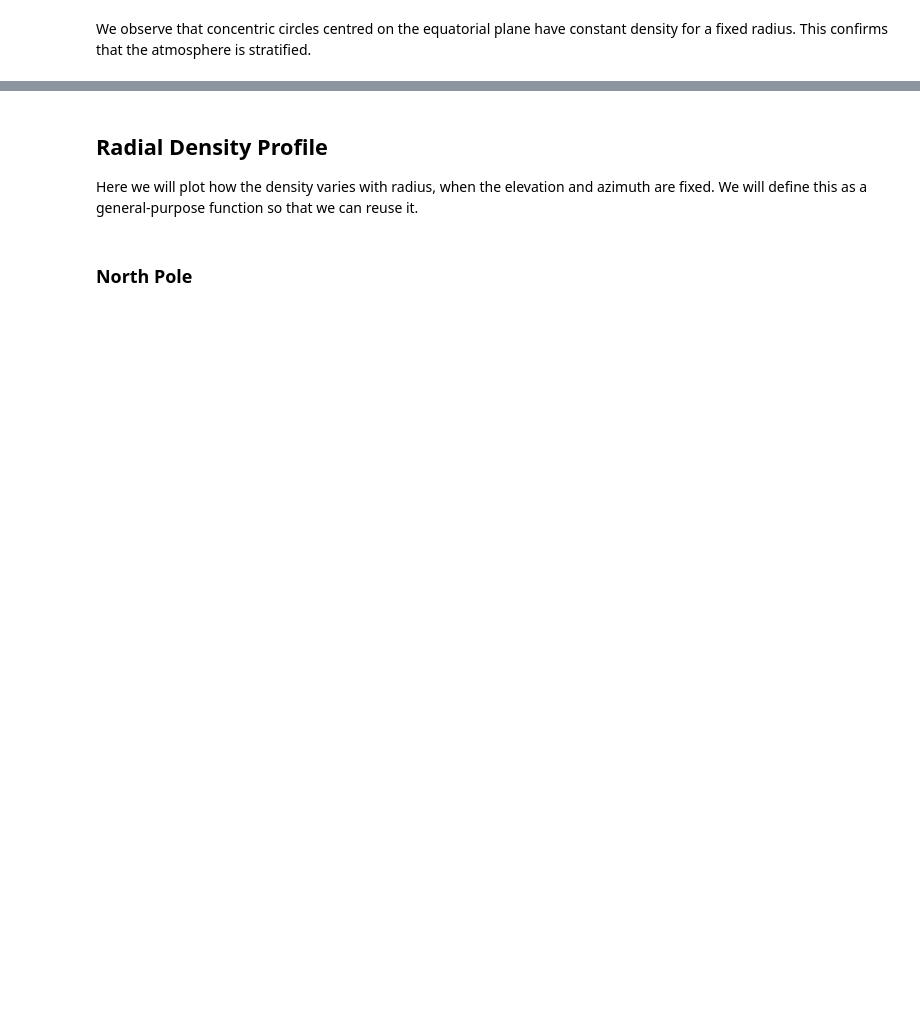
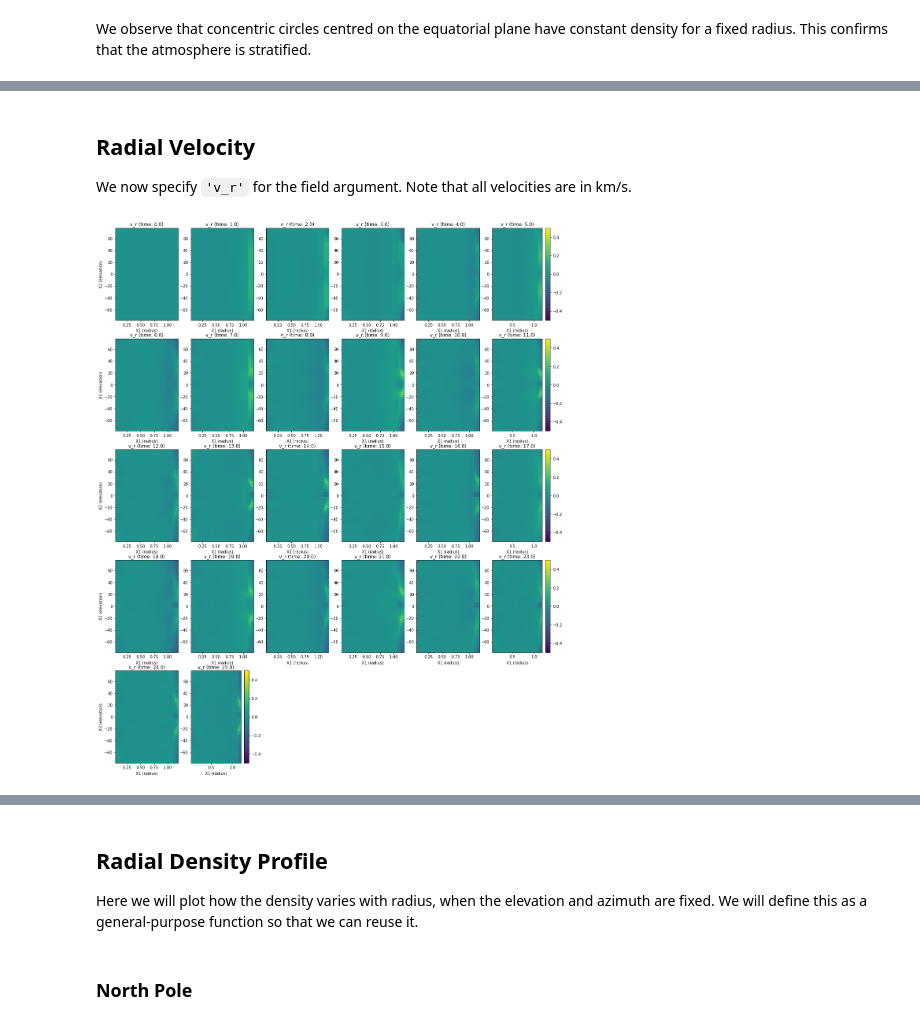
Before and after one commit to tygamvrelis/Astrophysics, a Jupyter notebook: Analysis.ipynb, the cells around one changed output, grey strips where cells are left out. Saved outputs shown, nothing was run; the diff lists cells and outputs as text; code cells hidden in the pictures; blank space fills up the shorter version.

```diff
--- a/Analysis.ipynb
+++ b/Analysis.ipynb
@@ -411,0 +438,12 @@ save_plt('vphi_vs_rad_vs_lon')
+# %% [markdown]
+## Radial Velocity
+We now specify `'v_r'` for the field argument. Note that all velocities are in km/s.
+# %%
+fig = plt.figure()
+
+only_plot_first_frame = False # Make this False to plot for all time frames
+
+plot_density_mesh(dh, const_azimuth=True, first_only=only_plot_first_frame, field='v_r', v_min=-0.25, v_max=0.25)
+save_plt('vr_vs_rad_vs_lat')
+# %% [output]
+[figure, added]
```
Also changed, not shown: parts of 21 cells of this notebook, 32 other files.
